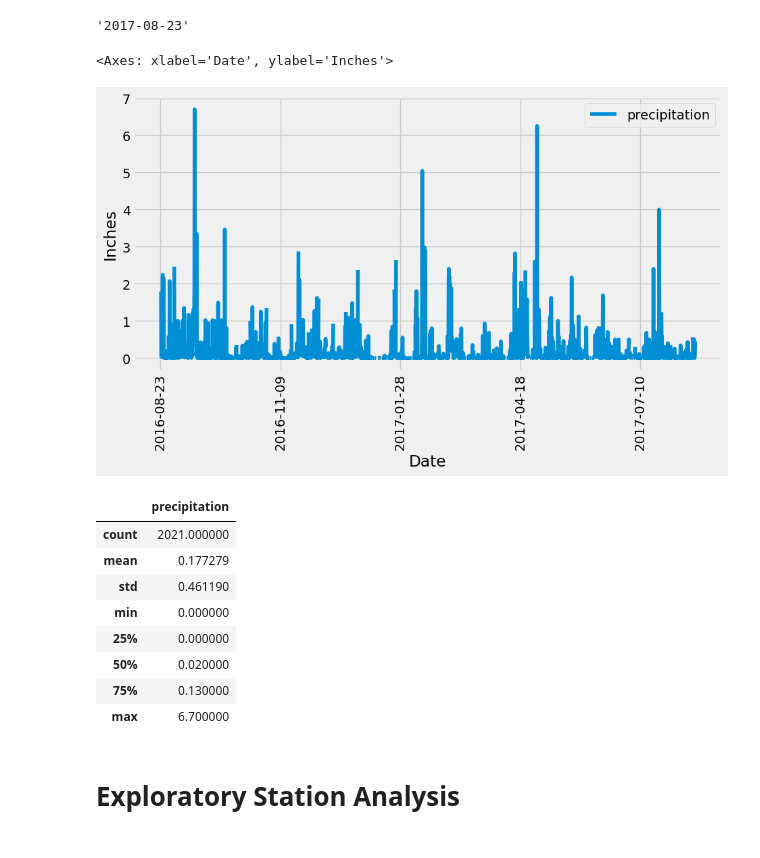
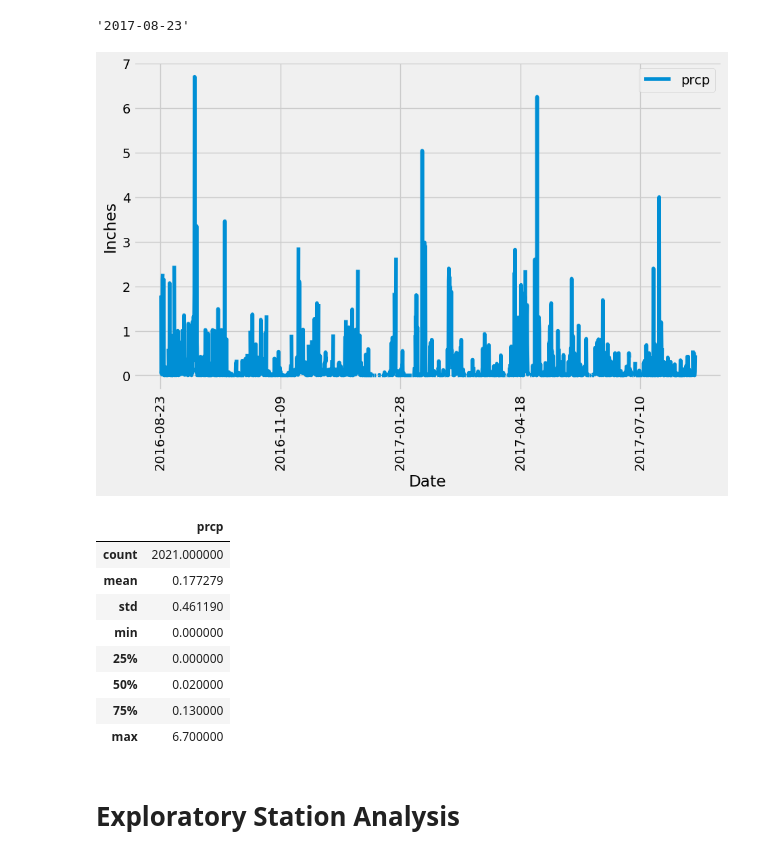
Before and after one commit to Wald1995/sqlalchemy-challenge, a Jupyter notebook: SurfsUp/Climate.ipynb, the cells around one changed output. Cells and saved outputs as stored; diff of their text form; code cells hidden in the pictures.

```diff
--- a/SurfsUp/Climate.ipynb
+++ b/SurfsUp/Climate.ipynb
@@ -47,30 +48,34 @@ most_recent_date
 # %%
 # Design a query to retrieve the last 12 months of precipitation data and plot the results.
 # Starting from the most recent data point in the database.
-
 # Calculate the date one year from the last date in data set.
-first_date = dt.date(2017, 8, 23) - dt.timedelta(days=365)
+last_year_date = dt.date(2017,8,23)-dt.timedelta(days=365)
 
 # Perform a query to retrieve the data and precipitation scores
-last_12 = session.query(Measurement.date, Measurement.prcp).filter(Measurement.date >= first_date).all()
+precipitation_data = session.query(Measurement.date, Measurement.prcp).filter(Measurement.date>=last_year_date).all()
 
 # Save the query results as a Pandas DataFrame. Explicitly set the column names
-df = pd.DataFrame(last_12, columns=['date','precipitation'])
-df.set_index('date',  inplace=True)
+precipitation_df = pd.DataFrame(precipitation_data,columns=['date', 'prcp'])
 
 # Sort the dataframe by date
-df = df.sort_values(by='date')
+precipitation_df = precipitation_df.sort_values(by='date')
 
 # Use Pandas Plotting with Matplotlib to plot the data
-df.plot(rot=90, xlabel = 'Date', ylabel='Inches', figsize=(10,5))
+#precipitation_df.plot(rot=90, xlabel = 'Date', ylabel='Inches', figsize=(10,5))
+precipitation_df.plot(x='date', y='prcp', figsize=(10, 6))
+plt.xlabel('Date')
+plt.ylabel('Inches')
+plt.xticks(rotation=90)
+plt.savefig('prcp.png')
+plt.legend(loc="upper right")
+plt.show()
 # %% [output]
-<Axes: xlabel='Date', ylabel='Inches'>
-[figure, old version]
+[figure, new version]
 # %%
 # Use Pandas to calculate the summary statistics for the precipitation data
-df.describe()
+precipitation_df.describe()
 # %% [output]
-|  | precipitation |
+|  | prcp |
 | count | 2021.000000 |
 | mean | 0.177279 |
 | std | 0.461190 |
```
Also changed, not shown: parts of 7 cells of this notebook, 3 other files.
